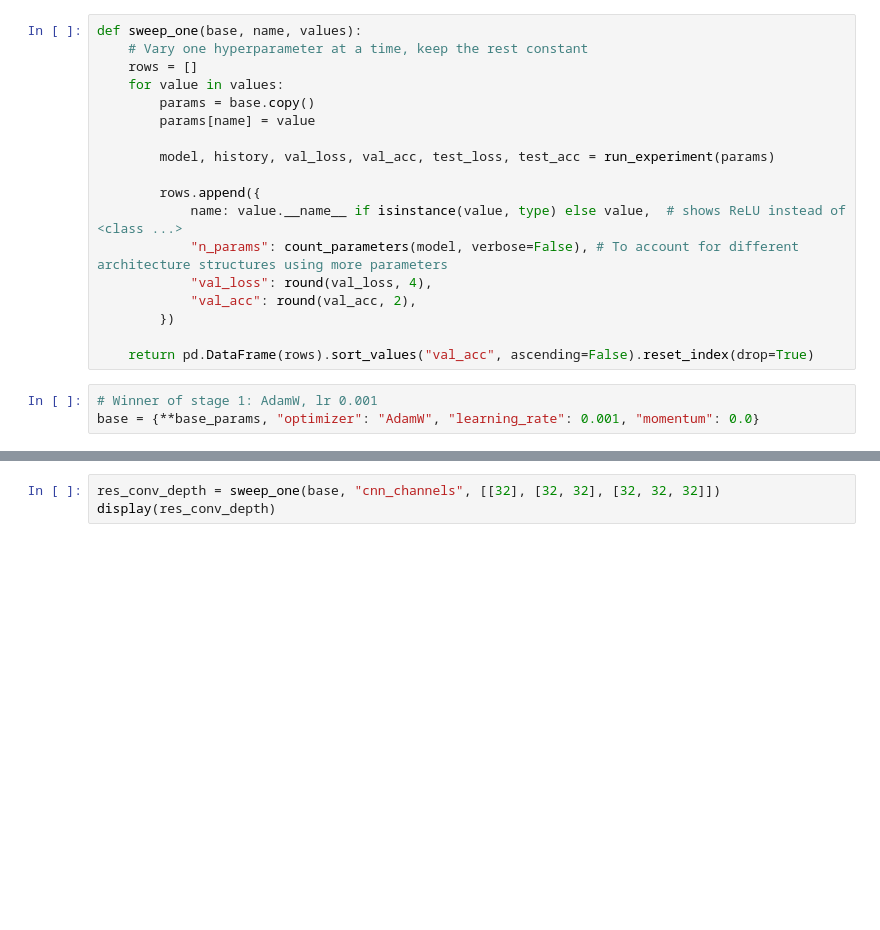
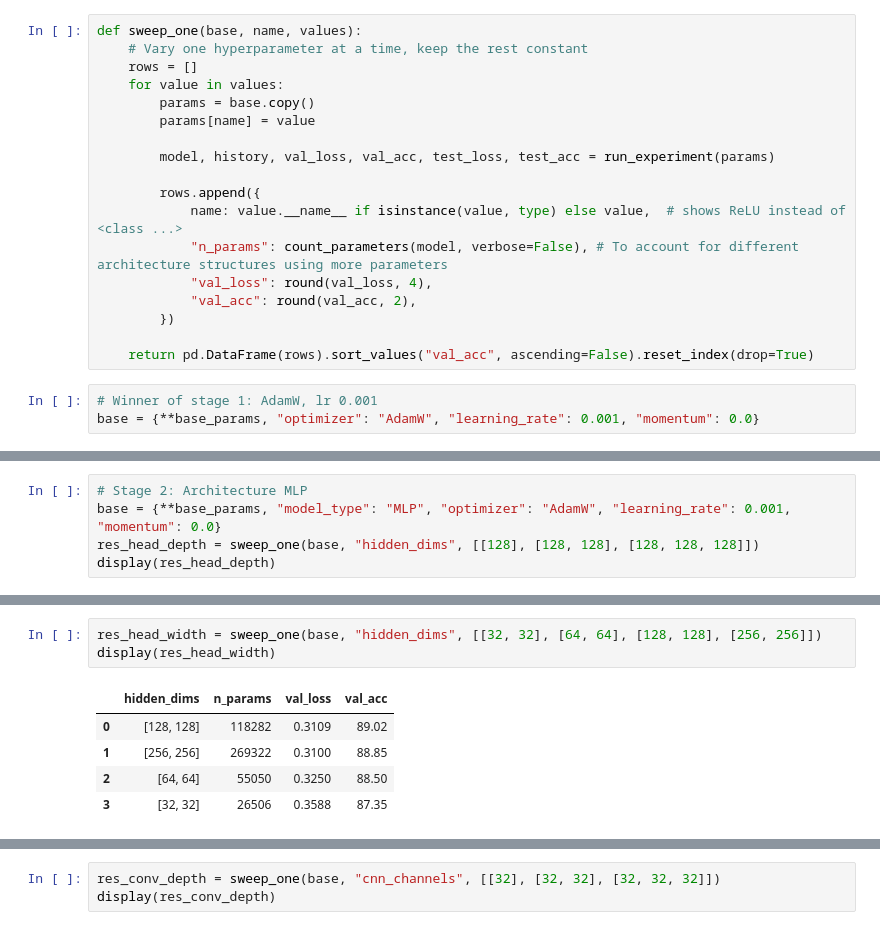
Before and after one commit to AlienaTheGiantDuck/ItDL_assignments, a Jupyter notebook: Assignment_1/Assignment_1.ipynb, the cells around one changed output, grey strips where cells are left out. Cells and saved outputs as stored; diff of their text form; blank space fills up the shorter version.

```diff
--- a/Assignment_1/Assignment_1.ipynb
+++ b/Assignment_1/Assignment_1.ipynb
@@ -756,0 +753,5 @@ display(res_head_depth)
+# %%
+# Stage 2: Architecture MLP
+base = {**base_params, "model_type": "MLP", "optimizer": "AdamW", "learning_rate": 0.001, "momentum": 0.0}
+res_head_depth = sweep_one(base, "hidden_dims", [[128], [128, 128], [128, 128, 128]])
+display(res_head_depth)
@@ -756,0 +765,9 @@ display(res_head_depth)
+# %%
+res_head_width = sweep_one(base, "hidden_dims", [[32, 32], [64, 64], [128, 128], [256, 256]])
+display(res_head_width)
+# %% [output]
+|  | hidden_dims | n_params | val_loss | val_acc |
+| 0 | [128, 128] | 118282 | 0.3109 | 89.02 |
+| 1 | [256, 256] | 269322 | 0.3100 | 88.85 |
+| 2 | [64, 64] | 55050 | 0.3250 | 88.50 |
+| 3 | [32, 32] | 26506 | 0.3588 | 87.35 |
```
Also changed, not shown: parts of 10 cells of this notebook.
